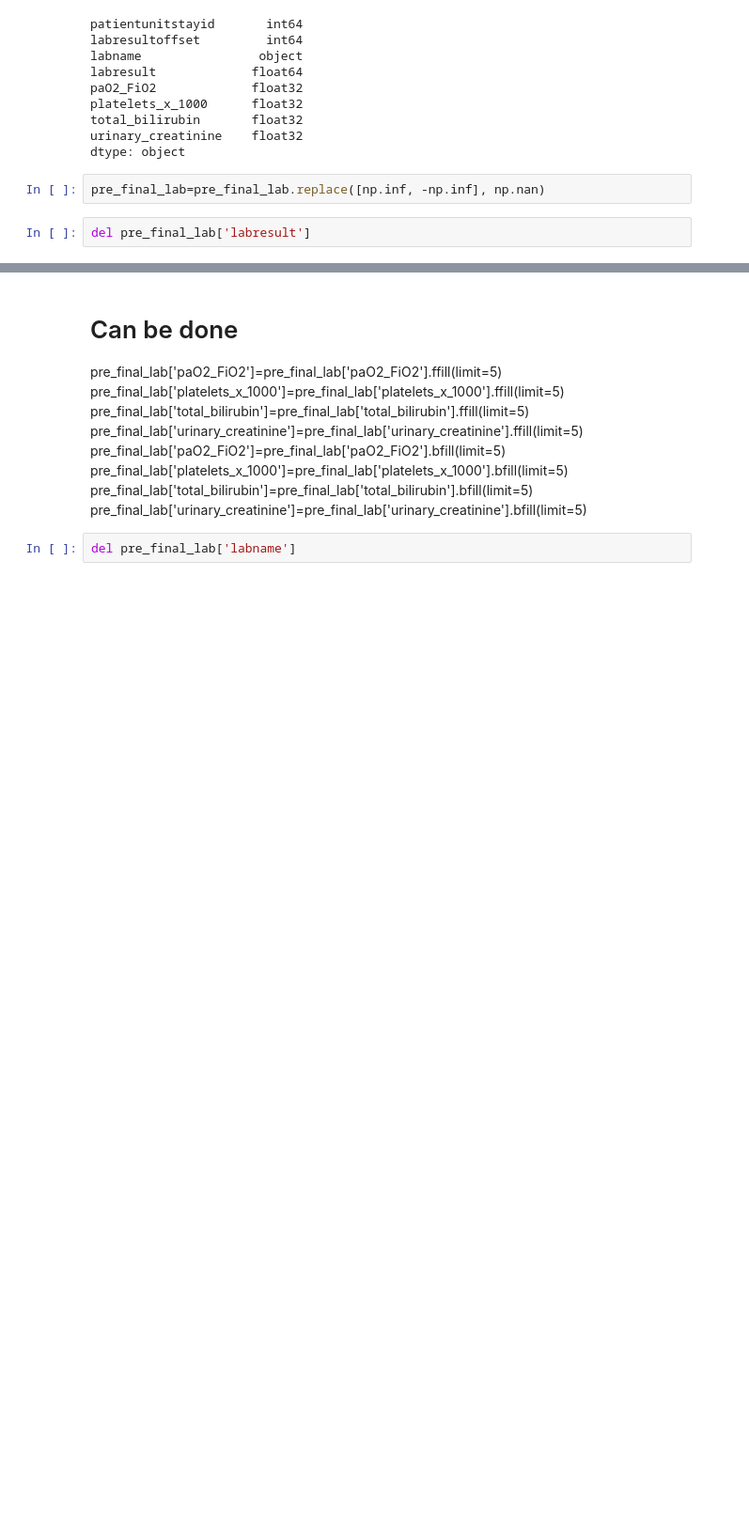
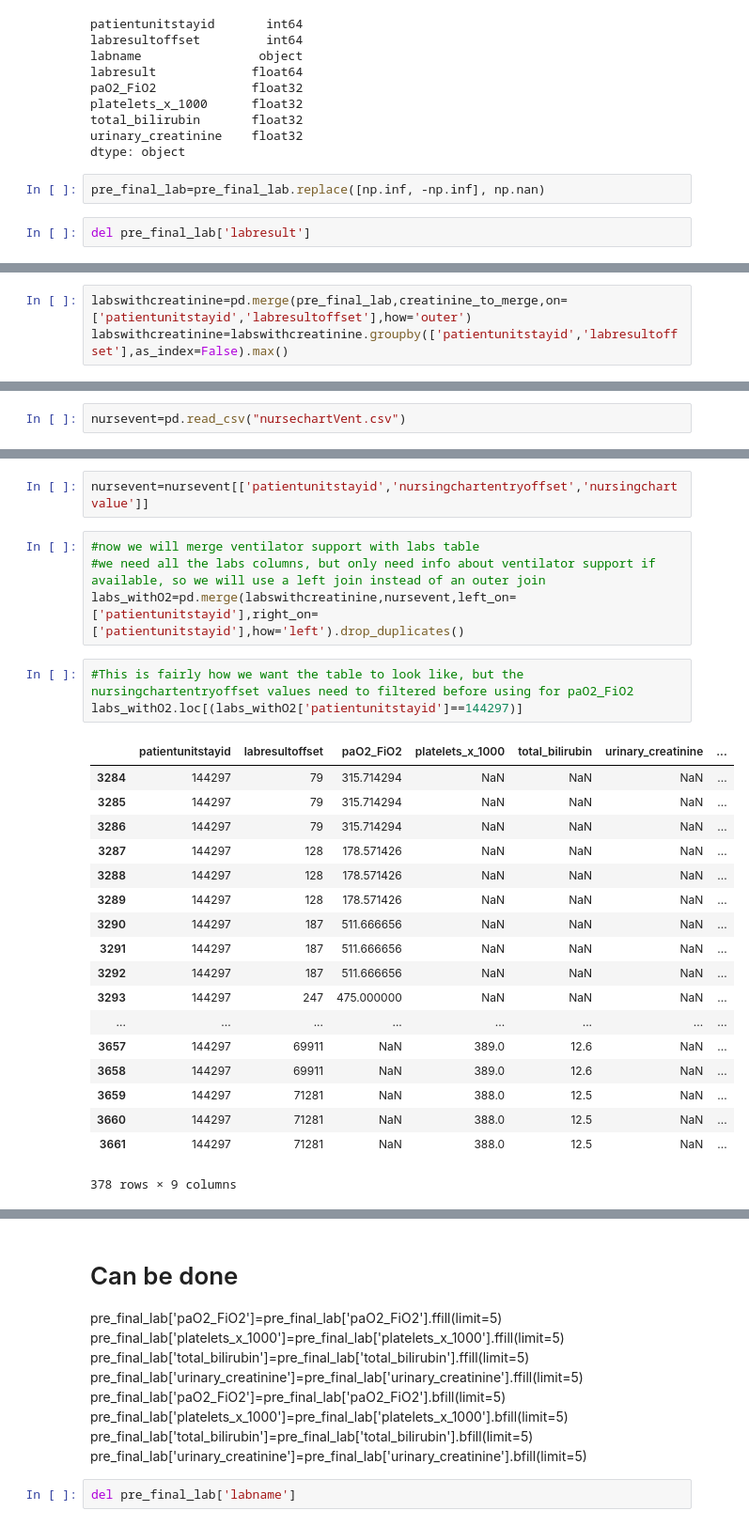
Before and after one commit to Ronet05/GSoC-CBMI-eICU, a Jupyter notebook: Labs ready.ipynb, the cells around one changed output, grey strips where cells are left out. Shown: that part at 94% size. Saved outputs shown, nothing was run; the diff lists cells and outputs as text; blank space fills up the shorter version.

```diff
--- a/Labs ready.ipynb
+++ b/Labs ready.ipynb
@@ -97,0 +100,3 @@ pre_final_lab.describe()
+# %%
+labswithcreatinine=pd.merge(pre_final_lab,creatinine_to_merge,on=['patientunitstayid','labresultoffset'],how='outer')
+labswithcreatinine=labswithcreatinine.groupby(['patientunitstayid','labresultoffset'],as_index=False).max()
@@ -97,0 +112,2 @@ pre_final_lab.describe()
+# %%
+nursevent=pd.read_csv("nursechartVent.csv")
@@ -97,0 +123,28 @@ pre_final_lab.describe()
+# %%
+nursevent=nursevent[['patientunitstayid','nursingchartentryoffset','nursingchartvalue']]
+# %%
+#now we will merge ventilator support with labs table
+#we need all the labs columns, but only need info about ventilator support if available, so we will use a left join instead of an outer join
+labs_withO2=pd.merge(labswithcreatinine,nursevent,left_on=['patientunitstayid'],right_on=['patientunitstayid'],how='left').drop_duplicates()
+# %%
+#This is fairly how we want the table to look like, but the nursingchartentryoffset values need to filtered before using for paO2_FiO2
+labs_withO2.loc[(labs_withO2['patientunitstayid']==144297)]
+# %% [output]
+|  | patientunitstayid | labresultoffset | paO2_FiO2 | platelets_x_1000 | total_bilirubin | urinary_creatinine | ... |
+| 3284 | 144297 | 79 | 315.714294 | NaN | NaN | NaN | ... |
+| 3285 | 144297 | 79 | 315.714294 | NaN | NaN | NaN | ... |
+| 3286 | 144297 | 79 | 315.714294 | NaN | NaN | NaN | ... |
+| 3287 | 144297 | 128 | 178.571426 | NaN | NaN | NaN | ... |
+| 3288 | 144297 | 128 | 178.571426 | NaN | NaN | NaN | ... |
+| 3289 | 144297 | 128 | 178.571426 | NaN | NaN | NaN | ... |
+| 3290 | 144297 | 187 | 511.666656 | NaN | NaN | NaN | ... |
+| 3291 | 144297 | 187 | 511.666656 | NaN | NaN | NaN | ... |
+| 3292 | 144297 | 187 | 511.666656 | NaN | NaN | NaN | ... |
+| 3293 | 144297 | 247 | 475.000000 | NaN | NaN | NaN | ... |
+| ... | ... | ... | ... | ... | ... | ... | ... |
+| 3657 | 144297 | 69911 | NaN | 389.0 | 12.6 | NaN | ... |
+| 3658 | 144297 | 69911 | NaN | 389.0 | 12.6 | NaN | ... |
+| 3659 | 144297 | 71281 | NaN | 388.0 | 12.5 | NaN | ... |
+| 3660 | 144297 | 71281 | NaN | 388.0 | 12.5 | NaN | ... |
+| 3661 | 144297 | 71281 | NaN | 388.0 | 12.5 | NaN | ... |
+378 rows × 9 columns
```
Also changed, not shown: parts of 20 cells of this notebook, 1 other file.
